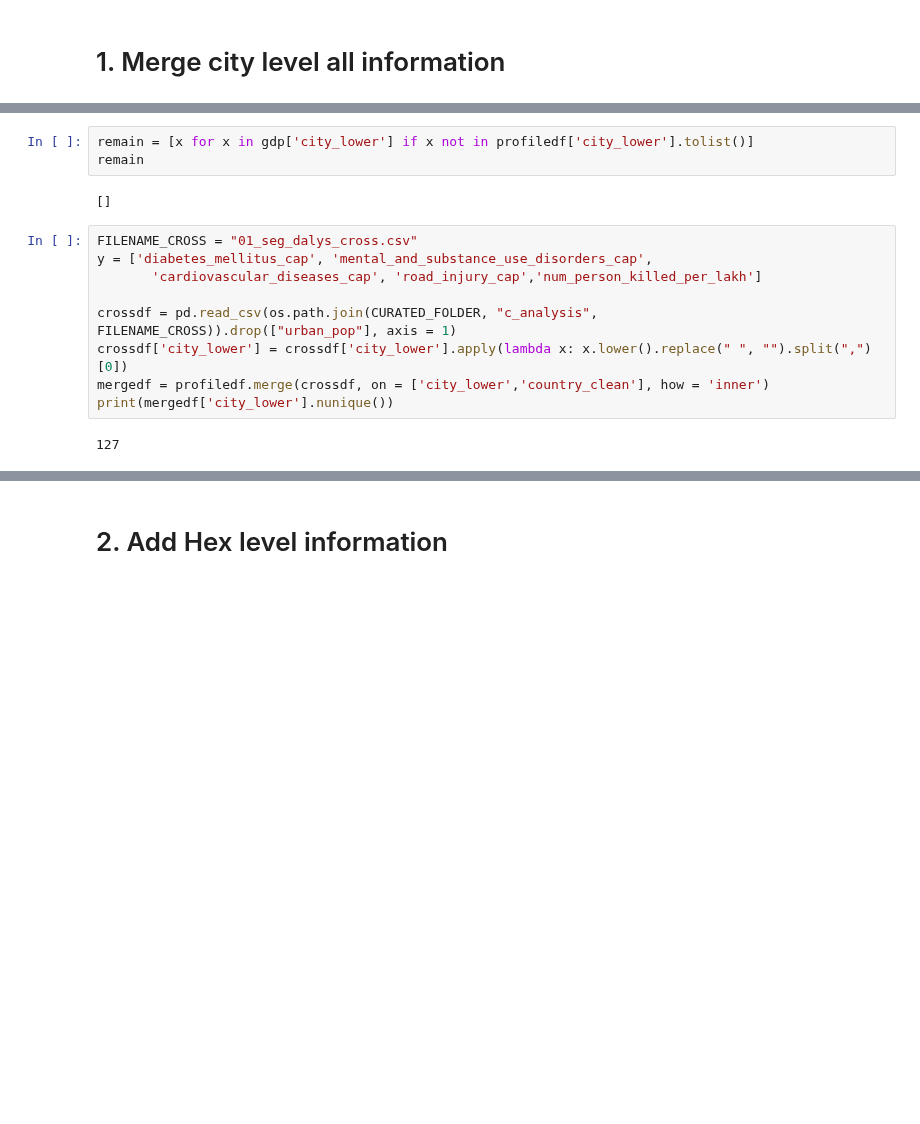
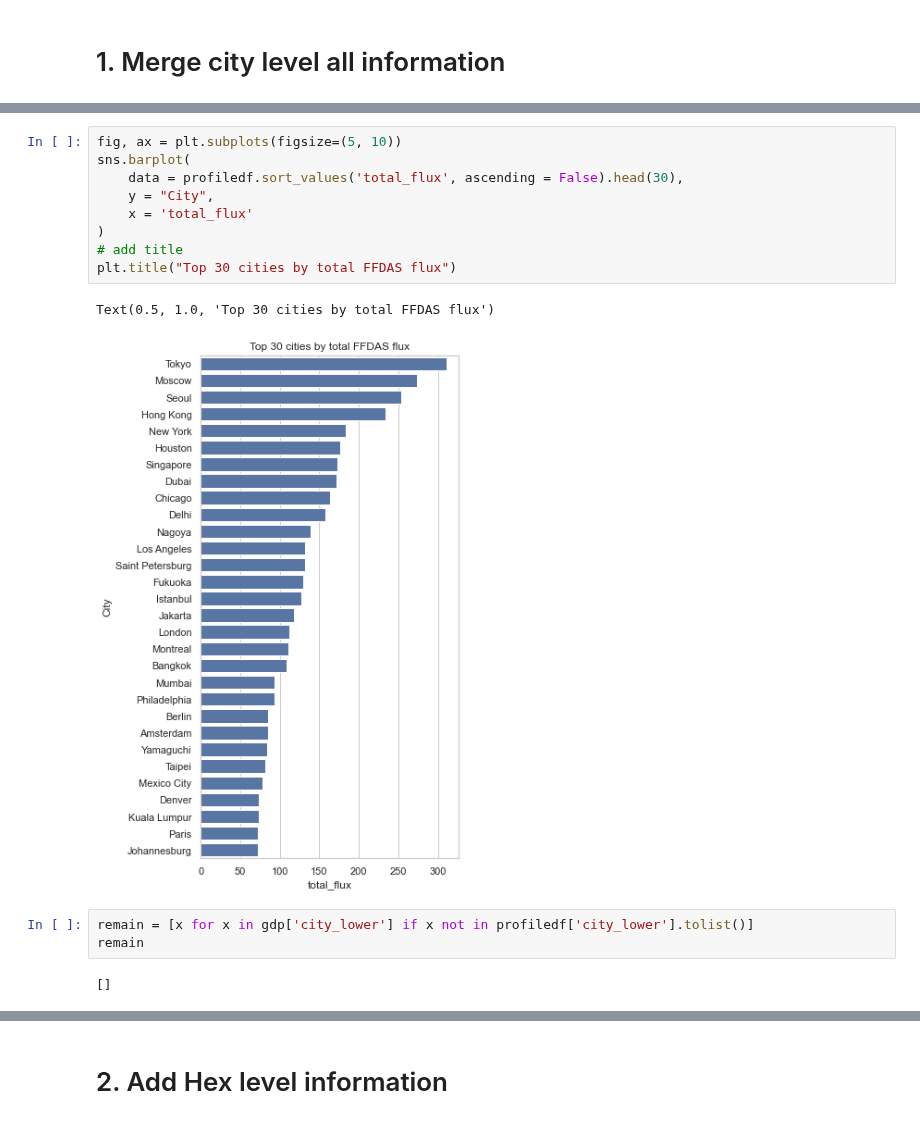
Before and after one commit to brookefzy/uvi-time-machine, a Jupyter notebook: _script/d-experiment/09_merge_all.ipynb, the cells around one changed output, grey strips where cells are left out. Cells and saved outputs as stored; diff of their text form; blank space fills up the shorter version.

```diff
--- a/_script/d-experiment/09_merge_all.ipynb
+++ b/_script/d-experiment/09_merge_all.ipynb
@@ -35,16 +50,17 @@ plt.scatter(profiledf['gdp_per_cap'], profiledf['total_flux'])
+# %%
+fig, ax = plt.subplots(figsize=(5, 10))
+sns.barplot(
+    data = profiledf.sort_values('total_flux', ascending = False).head(30),
+    y = "City",
+    x = 'total_flux'
+)
+# add title
+plt.title("Top 30 cities by total FFDAS flux")
+# %% [output]
+Text(0.5, 1.0, 'Top 30 cities by total FFDAS flux')
+[figure, added]
 # %%
 remain = [x for x in gdp['city_lower'] if x not in profiledf['city_lower'].tolist()]
 remain
 # %% [output]
 []
-# %%
-FILENAME_CROSS = "01_seg_dalys_cross.csv"
-y = ['diabetes_mellitus_cap', 'mental_and_substance_use_disorders_cap',
-       'cardiovascular_diseases_cap', 'road_injury_cap','num_person_killed_per_lakh']
-
-crossdf = pd.read_csv(os.path.join(CURATED_FOLDER, "c_analysis", FILENAME_CROSS)).drop(["urban_pop"], axis = 1)
-crossdf['city_lower'] = crossdf['city_lower'].apply(lambda x: x.lower().replace(" ", "").split(",")[0])
-mergedf = profiledf.merge(crossdf, on = ['city_lower','country_clean'], how = 'inner')
-print(mergedf['city_lower'].nunique())
-# %% [output]
-127
```
Also changed, not shown: parts of 25 cells of this notebook, 5 other files.
